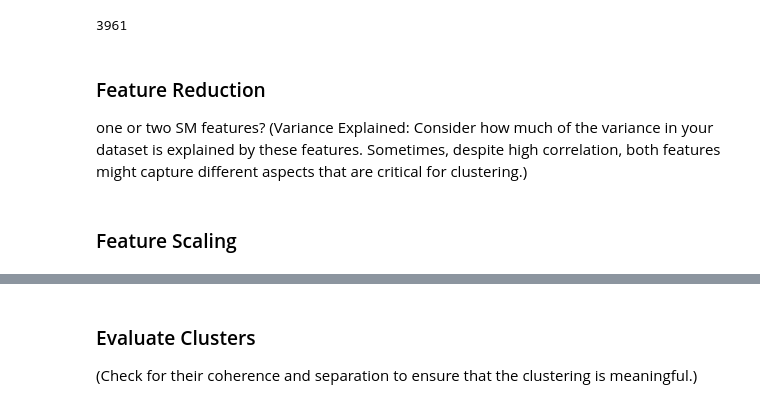
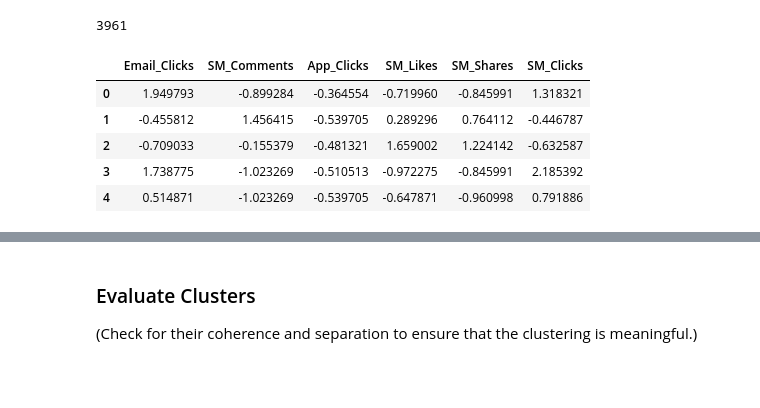
Before and after one commit to NunoMac/PostGrad_ProjectML_Group1_SportifyClientSegmentation, a Jupyter notebook: Sportify_customer_segmentation.ipynb, the cells around one changed output, grey strips where cells are left out. Cells and saved outputs as stored; diff of their text form; code cells hidden in the pictures; blank space fills up the shorter version.

```diff
--- a/Sportify_customer_segmentation.ipynb
+++ b/Sportify_customer_segmentation.ipynb
@@ -130,8 +173,14 @@ print(len(df_dig_clean))
 # %% [output]
 3961
-# %% [markdown]
-### Feature Reduction
-one or two SM features?
-(Variance Explained: Consider how much of the variance in your dataset is explained by these features. Sometimes, despite high correlation, both features might capture different aspects that are critical for clustering.)
-# %% [markdown]
-### Feature Scaling
+# %%
+#scale features
+scaler_two = StandardScaler()
+df_dig_two_scaled = pd.DataFrame(scaler_two.fit_transform(df_dig_two), columns = df_dig_two.columns) #applied to all columns because all are numeric
+df_dig_two_scaled.head()
+# %% [output]
+|  | Email_Clicks | SM_Comments | App_Clicks | SM_Likes | SM_Shares | SM_Clicks |
+| 0 | 1.949793 | -0.899284 | -0.364554 | -0.719960 | -0.845991 | 1.318321 |
+| 1 | -0.455812 | 1.456415 | -0.539705 | 0.289296 | 0.764112 | -0.446787 |
+| 2 | -0.709033 | -0.155379 | -0.481321 | 1.659002 | 1.224142 | -0.632587 |
+| 3 | 1.738775 | -1.023269 | -0.510513 | -0.972275 | -0.845991 | 2.185392 |
+| 4 | 0.514871 | -1.023269 | -0.539705 | -0.647871 | -0.960998 | 0.791886 |
```
Also changed, not shown: parts of 22 cells of this notebook.
